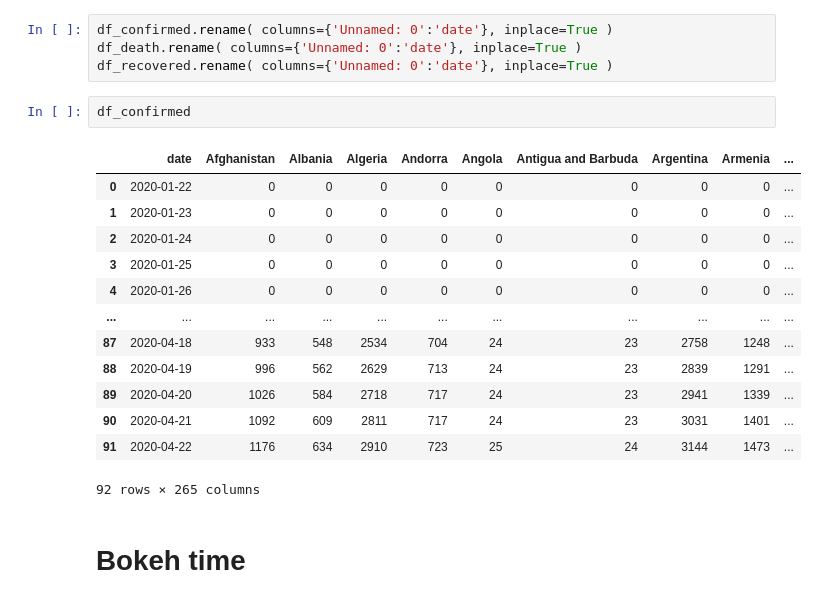
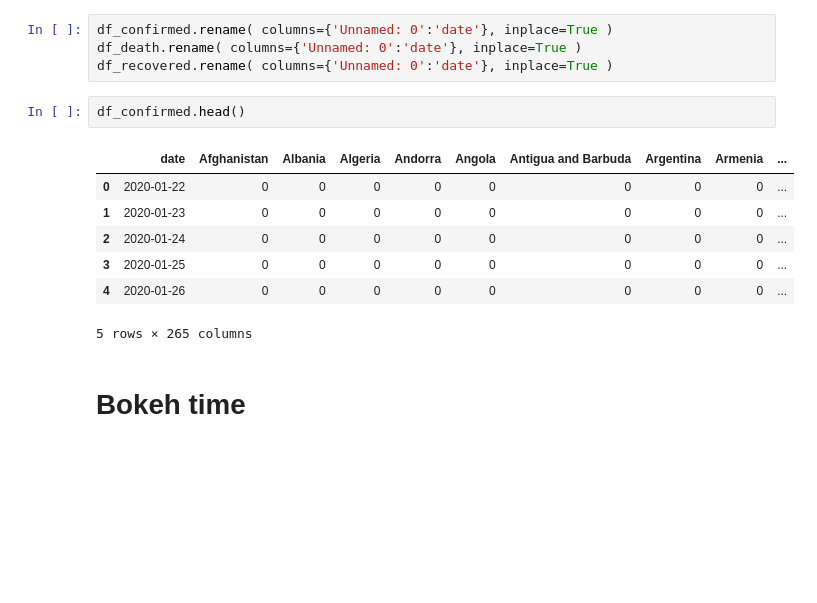
Before and after one commit to kelilipan/data-visualization-final-project, a Jupyter notebook: playground.ipynb, the cells around one changed output. Saved outputs shown, nothing was run; the diff lists cells and outputs as text; blank space fills up the shorter version.

```diff
--- a/playground.ipynb
+++ b/playground.ipynb
@@ -53,21 +63,15 @@ df_confirmed.rename( columns={'Unnamed: 0':'date'}, inplace=True )
 df_death.rename( columns={'Unnamed: 0':'date'}, inplace=True )
 df_recovered.rename( columns={'Unnamed: 0':'date'}, inplace=True )
 # %%
-df_confirmed
+df_confirmed.head()
 # %% [output]
 |  | date | Afghanistan | Albania | Algeria | Andorra | Angola | Antigua and Barbuda | Argentina | Armenia | ... |
 | 0 | 2020-01-22 | 0 | 0 | 0 | 0 | 0 | 0 | 0 | 0 | ... |
 | 1 | 2020-01-23 | 0 | 0 | 0 | 0 | 0 | 0 | 0 | 0 | ... |
 | 2 | 2020-01-24 | 0 | 0 | 0 | 0 | 0 | 0 | 0 | 0 | ... |
 | 3 | 2020-01-25 | 0 | 0 | 0 | 0 | 0 | 0 | 0 | 0 | ... |
 | 4 | 2020-01-26 | 0 | 0 | 0 | 0 | 0 | 0 | 0 | 0 | ... |
-| ... | ... | ... | ... | ... | ... | ... | ... | ... | ... | ... |
-| 87 | 2020-04-18 | 933 | 548 | 2534 | 704 | 24 | 23 | 2758 | 1248 | ... |
-| 88 | 2020-04-19 | 996 | 562 | 2629 | 713 | 24 | 23 | 2839 | 1291 | ... |
-| 89 | 2020-04-20 | 1026 | 584 | 2718 | 717 | 24 | 23 | 2941 | 1339 | ... |
-| 90 | 2020-04-21 | 1092 | 609 | 2811 | 717 | 24 | 23 | 3031 | 1401 | ... |
-| 91 | 2020-04-22 | 1176 | 634 | 2910 | 723 | 25 | 24 | 3144 | 1473 | ... |
-92 rows × 265 columns
+5 rows × 265 columns
 # %% [markdown]
 # Bokeh time
 # %%
```
Also changed, not shown: parts of 6 cells of this notebook, 4 other files.
